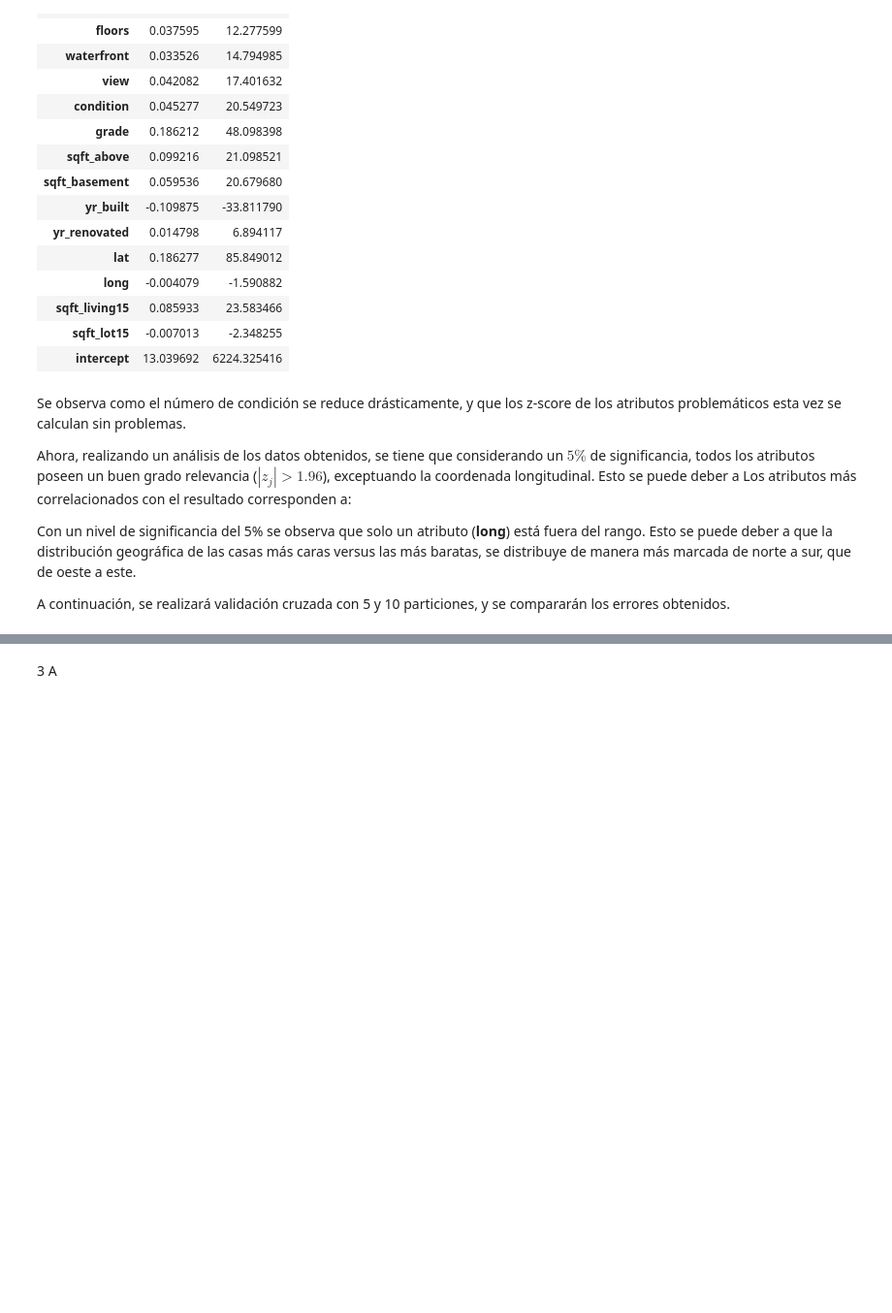
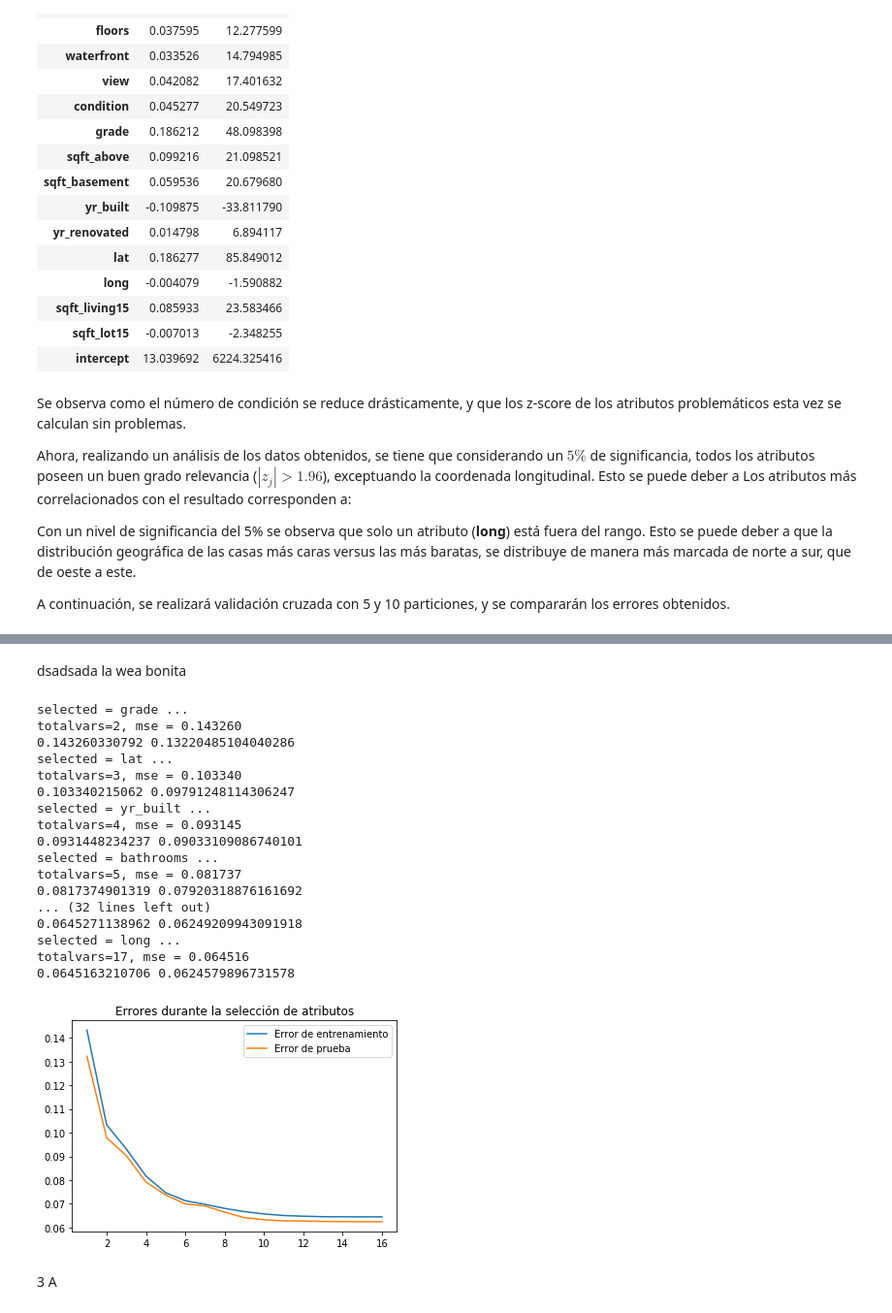
Before and after one commit to JavierL1/Tarea1-INF393, a Jupyter notebook: Tarea1.ipynb, the cells around one changed output, grey strips where cells are left out. Shown at 97% size. Cells and saved outputs as stored; diff of their text form; code cells hidden in the pictures; blank space fills up the shorter version.

```diff
--- a/Tarea1.ipynb
+++ b/Tarea1.ipynb
@@ -327,31 +327,75 @@ pylab.show()
+# %% [markdown]
+dsadsada la wea bonita
 # %%
-def fss(x, y, names_x, k = 10):
+def fss(x, y, xtest, ytest, names_x, k = 10000):
     p = x.shape[1]-1
     k = min(p, k)
     names_x = np.array(names_x)
     remaining = list(range(0, p))
     selected = [p]
     current_score = best_new_score = 0.0
+    mse_curr_list=[]
+    mse_test_list=[]
     while remaining and len(selected)<=k :
         score_candidates = []
         for candidate in remaining:
             model = lm.LinearRegression(fit_intercept=False)
             indexes = selected + [candidate]
             x_train = x[:,indexes]
             predictions_train = model.fit(x_train, y).predict(x_train)
             residuals_train = predictions_train - y
             mse_candidate = np.mean(np.power(residuals_train, 2))
             score_candidates.append((mse_candidate, candidate))
         score_candidates.sort()
         score_candidates[:] = score_candidates[::-1]
         best_new_score, best_candidate = score_candidates.pop()
         remaining.remove(best_candidate)
         selected.append(best_candidate)
         print ("selected = %s ..."%names_x[best_candidate])
         print ("totalvars=%d, mse = %f"%(len(indexes),best_new_score))
-    return selected
+        model = lm.LinearRegression(fit_intercept=False)
+        x_curr = x[:, selected]
+        predictions_curr = model.fit(x_curr, y).predict(x_curr)
+        mse_curr = np.mean(np.power(predictions_curr - y, 2))
+        x_test = xtest[:, selected]
+        model = lm.LinearRegression(fit_intercept=False)
+        predictions_test = model.fit(x_test, ytest).predict(x_test)
+        mse_test = np.mean(np.power(predictions_test - ytest, 2))
+        print(mse_curr, mse_test)
+        mse_curr_list.append(mse_curr)
+        mse_test_list.append(mse_test)
+
+    return (selected, mse_curr_list, mse_test_list)
 names_regressors = X.columns[:-1] #without intercept
-fss(Xm,ym,names_regressors)
+Xtestm = Xtest.as_matrix()
+(selected, error_train ,error_test)=fss(Xm,ym,Xtestm,ytest,names_regressors)
+
+%matplotlib inline
+x = np.linspace(1, 16, 16)
+trainplot, =plt.plot(x, error_train,label="Error de entrenamiento")
+testplot, =plt.plot(x, error_test,label="Error de prueba")
+plt.legend(handles=[trainplot, testplot])
+plt.title('Errores durante la selección de atributos')
+plt.show()
+# %% [output]
+selected = grade ...
+totalvars=2, mse = 0.143260
+0.143260330792 0.13220485104040286
+selected = lat ...
+totalvars=3, mse = 0.103340
+0.103340215062 0.09791248114306247
+selected = yr_built ...
+totalvars=4, mse = 0.093145
+0.0931448234237 0.09033109086740101
+selected = bathrooms ...
+totalvars=5, mse = 0.081737
+0.0817374901319 0.07920318876161692
+... (32 lines left out)
+0.0645271138962 0.06249209943091918
+selected = long ...
+totalvars=17, mse = 0.064516
+0.0645163210706 0.0624579896731578
+[figure, added]
 # %% [markdown]
 3 A
 # %%
```
Also changed, not shown: parts of 8 cells of this notebook.
